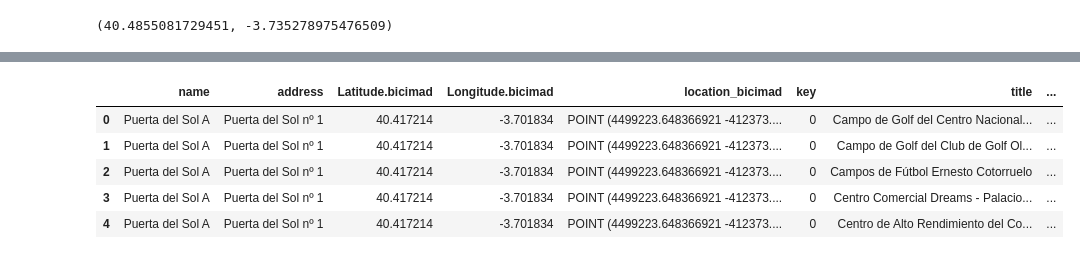
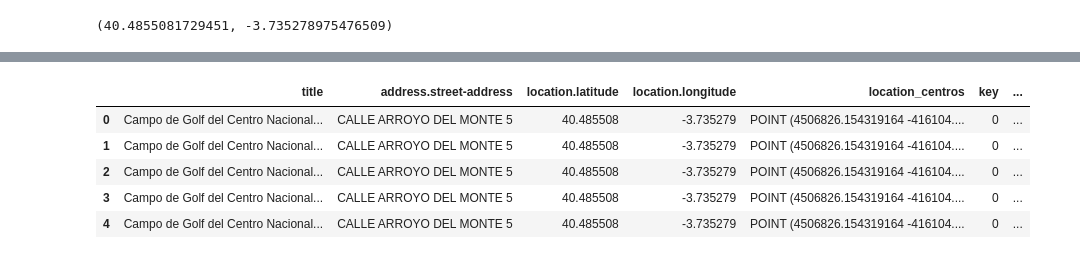
Before and after one commit to Izaskunastrain/ih_datamadpt1121_project_m1, a Jupyter notebook: p_analysis/ALL.ipynb, the cells around one changed output, grey strips where cells are left out. Saved outputs shown, nothing was run; the diff lists cells and outputs as text; code cells hidden in the pictures.

Commit message:
merge datas

```diff
--- a/p_analysis/ALL.ipynb
+++ b/p_analysis/ALL.ipynb
@@ -186,4 +200,6 @@ name_to_coordinates ("Campo de Golf del Centro Nacional de Golf")
 # %%
 #Mergeo los dos dataframes
 # %%
-interest_points_bicimad = df_bicimad_final.assign(key=0).merge(df_centros_deportivos.assign(key=0), how='left', on = 'key')
+df_merged = df_centros_deportivos.assign(key=0).merge(df_bicimad_final.assign(key=0),
+                                                      how='left',
+                                                      on = 'key')
@@ -190,9 +222,15 @@ interest_points_bicimad = df_bicimad_final.assign(key=0).merge(df_centros_deport
+# %%
+#df_bicimad['Longitude.bicimad'] =
+#df_bicimad.apply(lambda x: lat(x['geometry_coordinates']),axis=1)
+df_merged['Distance']= df_merged.apply(lambda x: distance_meters (x ['location_bicimad'],
+                                                                  x ['location_centros']),
+                                       axis=1 )
 # %%
-interest_points_bicimad.head()
+df_merged.head()
 # %% [output]
-|  | name | address | Latitude.bicimad | Longitude.bicimad | location_bicimad | key | title | ... |
-| 0 | Puerta del Sol A | Puerta del Sol nº 1 | 40.417214 | -3.701834 | POINT (4499223.648366921 -412373.... | 0 | Campo de Golf del Centro Nacional... | ... |
-| 1 | Puerta del Sol A | Puerta del Sol nº 1 | 40.417214 | -3.701834 | POINT (4499223.648366921 -412373.... | 0 | Campo de Golf del Club de Golf Ol... | ... |
-| 2 | Puerta del Sol A | Puerta del Sol nº 1 | 40.417214 | -3.701834 | POINT (4499223.648366921 -412373.... | 0 | Campos de Fútbol Ernesto Cotorruelo | ... |
-| 3 | Puerta del Sol A | Puerta del Sol nº 1 | 40.417214 | -3.701834 | POINT (4499223.648366921 -412373.... | 0 | Centro Comercial Dreams - Palacio... | ... |
-| 4 | Puerta del Sol A | Puerta del Sol nº 1 | 40.417214 | -3.701834 | POINT (4499223.648366921 -412373.... | 0 | Centro de Alto Rendimiento del Co... | ... |
+|  | title | address.street-address | location.latitude | location.longitude | location_centros | key | ... |
+| 0 | Campo de Golf del Centro Nacional... | CALLE ARROYO DEL MONTE 5 | 40.485508 | -3.735279 | POINT (4506826.154319164 -416104.... | 0 | ... |
+| 1 | Campo de Golf del Centro Nacional... | CALLE ARROYO DEL MONTE 5 | 40.485508 | -3.735279 | POINT (4506826.154319164 -416104.... | 0 | ... |
+| 2 | Campo de Golf del Centro Nacional... | CALLE ARROYO DEL MONTE 5 | 40.485508 | -3.735279 | POINT (4506826.154319164 -416104.... | 0 | ... |
+| 3 | Campo de Golf del Centro Nacional... | CALLE ARROYO DEL MONTE 5 | 40.485508 | -3.735279 | POINT (4506826.154319164 -416104.... | 0 | ... |
+| 4 | Campo de Golf del Centro Nacional... | CALLE ARROYO DEL MONTE 5 | 40.485508 | -3.735279 | POINT (4506826.154319164 -416104.... | 0 | ... |
```
Also changed, not shown: parts of 9 cells of this notebook.
